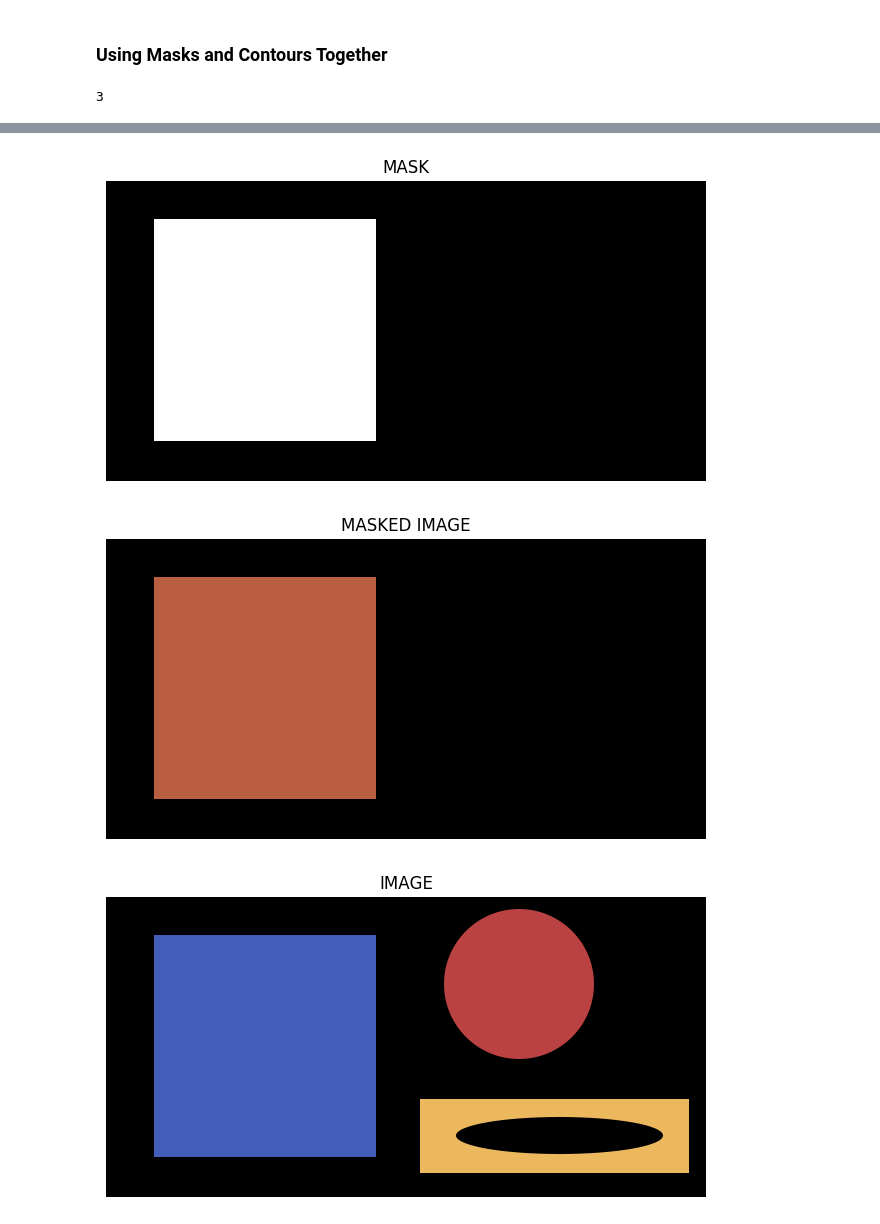
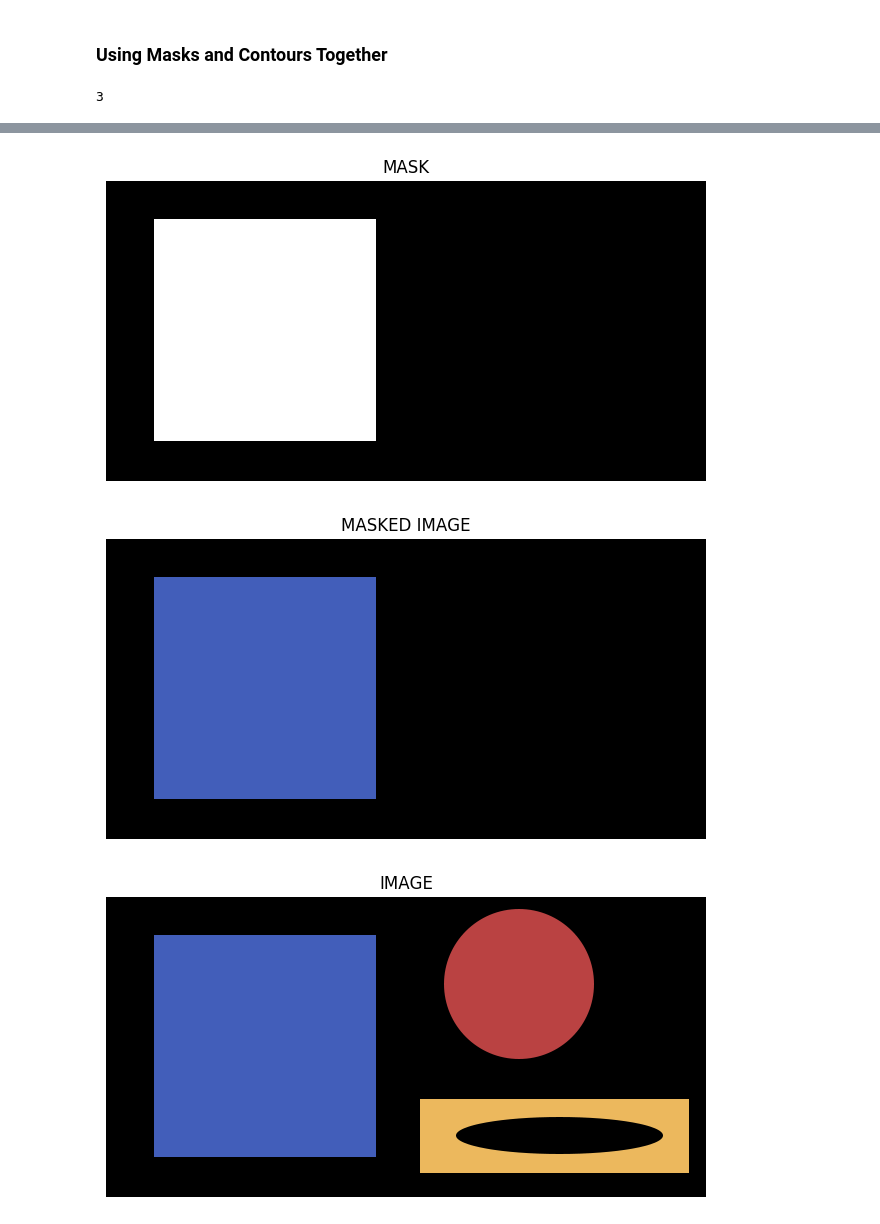
Before and after one commit to KarthikKothareddy/pisgurus, a Jupyter notebook: contours.ipynb, the cells around one changed output, grey strips where cells are left out. Cells and saved outputs as stored; diff of their text form; code cells hidden in the pictures.

```diff
--- a/contours.ipynb
+++ b/contours.ipynb
@@ -128,7 +128,7 @@ for c in contours:
     # masked - image + mask
     masked_image = cv2.bitwise_and(image, image, mask=mask)
 
-    display(masked_image, flip=False, cmap="gray", title="MASKED IMAGE")
+    display(masked_image, title="MASKED IMAGE")
 # %% [output]
 3
 [figure]
@@ -137,5 +137,5 @@ for c in contours:
 [figure]
 [figure]
-[figure, old version]
+[figure, new version]
 [figure]
 [figure]
```
Also changed, not shown: parts of 3 cells of this notebook, 1 other file.
